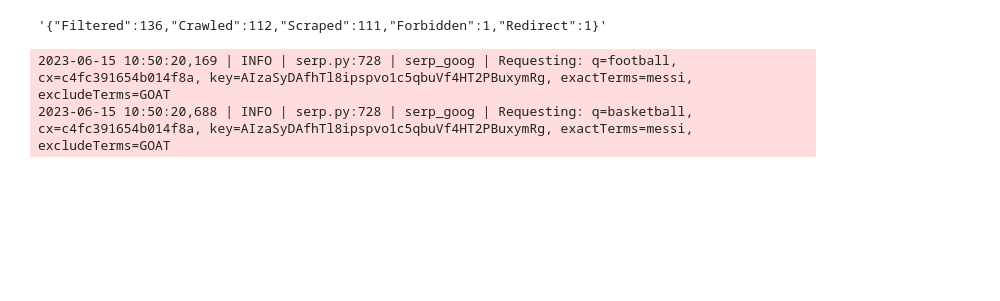
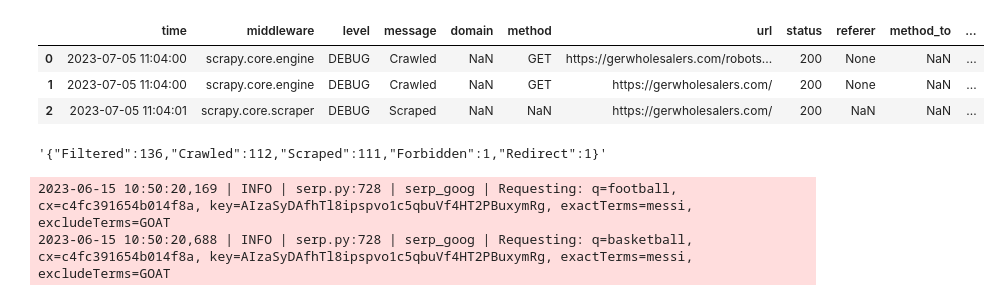
Before and after one commit to neeschal00/django-advertools, a Jupyter notebook: serp.ipynb, the cells around one changed output. Cells and saved outputs as stored; diff of their text form; code cells hidden in the pictures; blank space fills up the shorter version.

```diff
--- a/serp.ipynb
+++ b/serp.ipynb
@@ -47,3 +112,11 @@ TypeError: replace() argument 1 must be str, not list
+# %%
+logsDf = adv.crawllogs_to_df("logs/crawlLogs/keywords.log")
+logsDf
+# %% [output]
+|  | time | middleware | level | message | domain | method | url | status | referer | method_to | ... |
+| 0 | 2023-07-05 11:04:00 | scrapy.core.engine | DEBUG | Crawled | NaN | GET | https://gerwholesalers.com/robots... | 200 | None | NaN | ... |
+| 1 | 2023-07-05 11:04:00 | scrapy.core.engine | DEBUG | Crawled | NaN | GET | https://gerwholesalers.com/ | 200 | None | NaN | ... |
+| 2 | 2023-07-05 11:04:01 | scrapy.core.scraper | DEBUG | Scraped | NaN | NaN | https://gerwholesalers.com/ | 200 | NaN | NaN | ... |
 # %%
 def analyzeCrawlLogs():
     logsDf = adv.crawllogs_to_df(logs_file_path="output_file.log")
```
Also changed, not shown: parts of 6 cells of this notebook, 3 other files.
